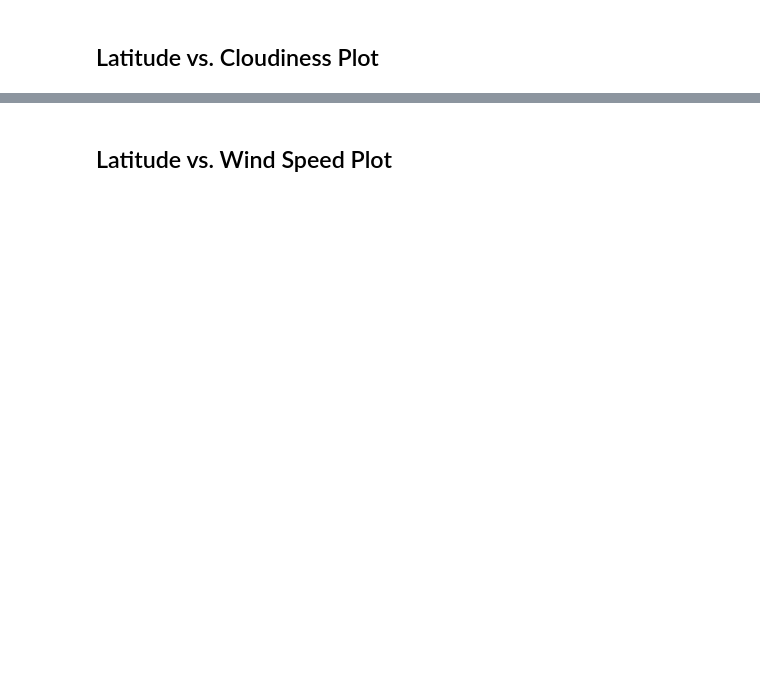
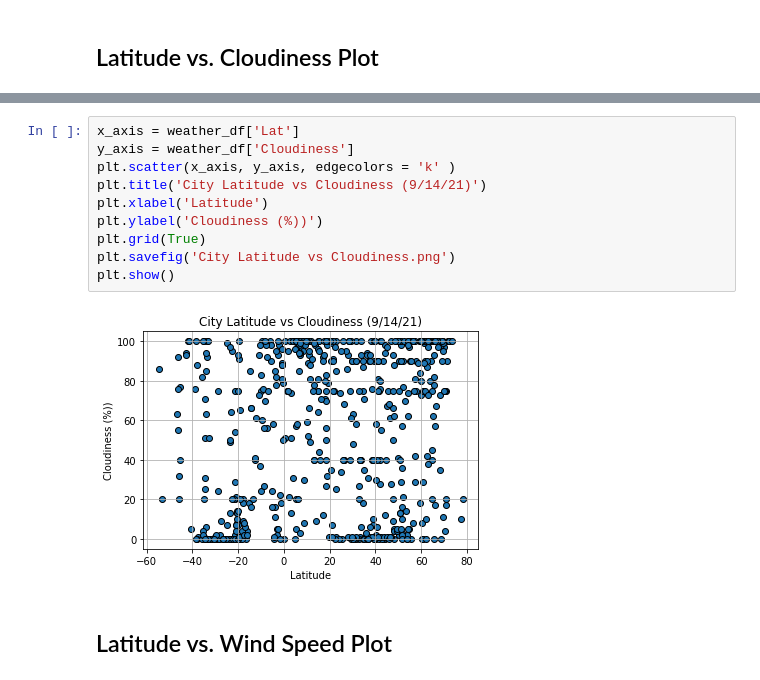
Before and after one commit to Bgood524/Python_API_Challenge, a Jupyter notebook: WeatherPy/WeatherPy.ipynb, the cells around one changed output, grey strips where cells are left out. Drawn from its saved outputs; the diff is of its cells as text; blank space fills up the shorter version.

```diff
--- a/WeatherPy/WeatherPy.ipynb
+++ b/WeatherPy/WeatherPy.ipynb
@@ -269,2 +275,14 @@ plt.show()
+# %%
+x_axis = weather_df['Lat']
+y_axis = weather_df['Cloudiness']
+plt.scatter(x_axis, y_axis, edgecolors = 'k' )
+plt.title('City Latitude vs Cloudiness (9/14/21)')
+plt.xlabel('Latitude')
+plt.ylabel('Cloudiness (%))')
+plt.grid(True)
+plt.savefig('City Latitude vs Cloudiness.png')
+plt.show()
+# %% [output]
+[figure, added]
 # %% [markdown]
 ## Latitude vs. Wind Speed Plot
```
Also changed, not shown: parts of 10 cells of this notebook, 4 other files.
